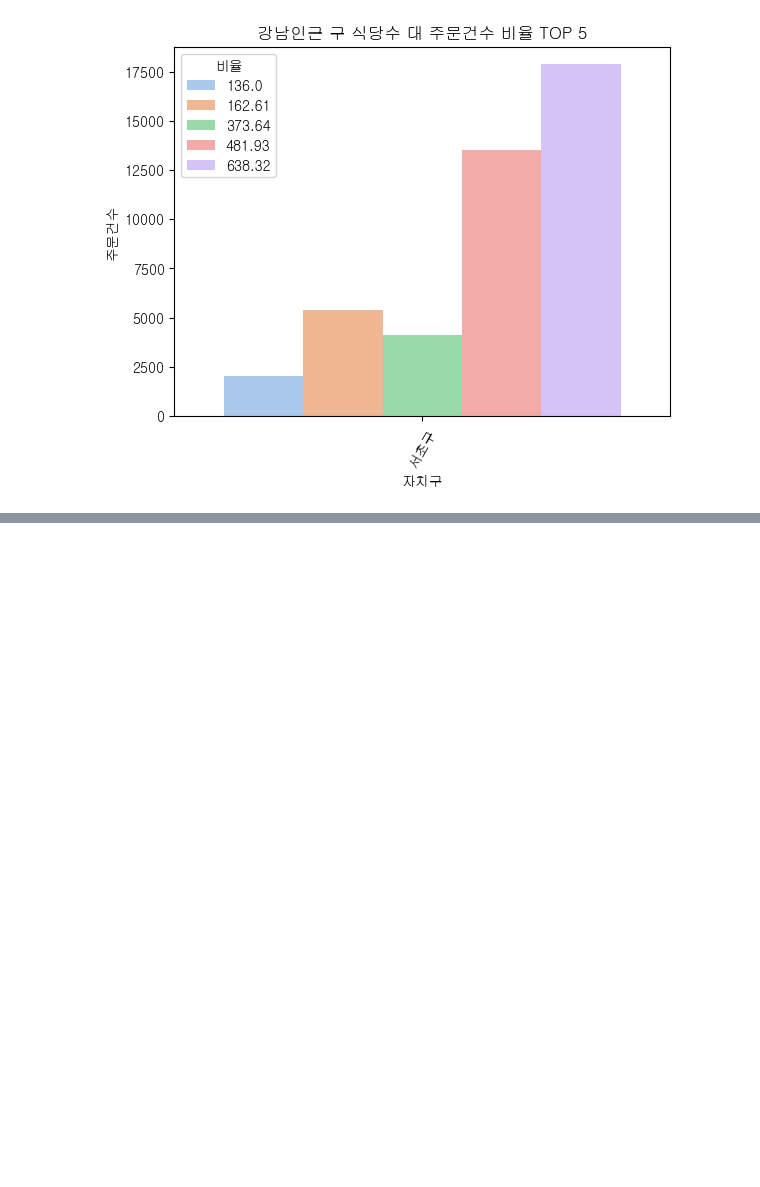
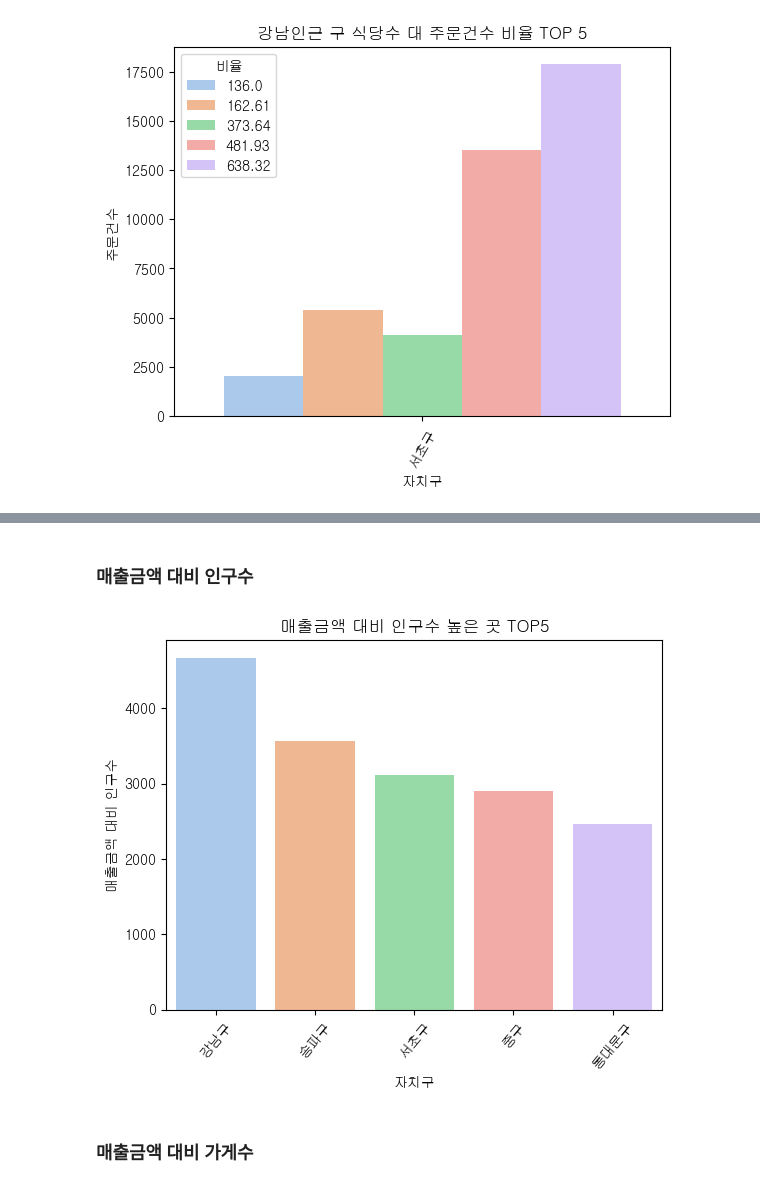
Before and after one commit to sangchun1/sales_project, a Jupyter notebook: data_analysis/seoul_delievery_analysis_barchart.ipynb, the cells around one changed output, grey strips where cells are left out. Drawn from its saved outputs; the diff is of its cells as text; code cells hidden in the pictures; blank space fills up the shorter version.

```diff
--- a/data_analysis/seoul_delievery_analysis_barchart.ipynb
+++ b/data_analysis/seoul_delievery_analysis_barchart.ipynb
@@ -1869,0 +1973,15 @@ sns.barplot(x='자치구',y='주문건수',hue='비율',data=place_order_all.hea
+# %% [markdown]
+### 매출금액 대비 인구수
+# %%
+df_total_op = df_total.sort_values(by=['매출금액 대비 인구수'], ascending=False)
+df_total_op.set_index([pd.Index(range(1, 26))], inplace=True)
+df_total_op['매출금액'] = round(df_total_op['매출금액'] / 10000, 2)
+df_total_op.drop(['가게수', '인구 대비 가게수', '매출금액 대비 가게수'], axis=1, inplace=True)
+# %%
+plt.xticks(rotation=50)
+sns.barplot(x='자치구',y='매출금액 대비 인구수',data=df_total_op.head(5)).set(title='매출금액 대비 인구수 높은 곳 TOP5')
+plt.savefig('./plot/BarChart/매출금액 대비 인구수 높은 곳 TOP5.png')
+# %% [output]
+[figure, added]
+# %% [markdown]
+### 매출금액 대비 가게수
```
Also changed, not shown: parts of 36 cells of this notebook, 12 other files.
